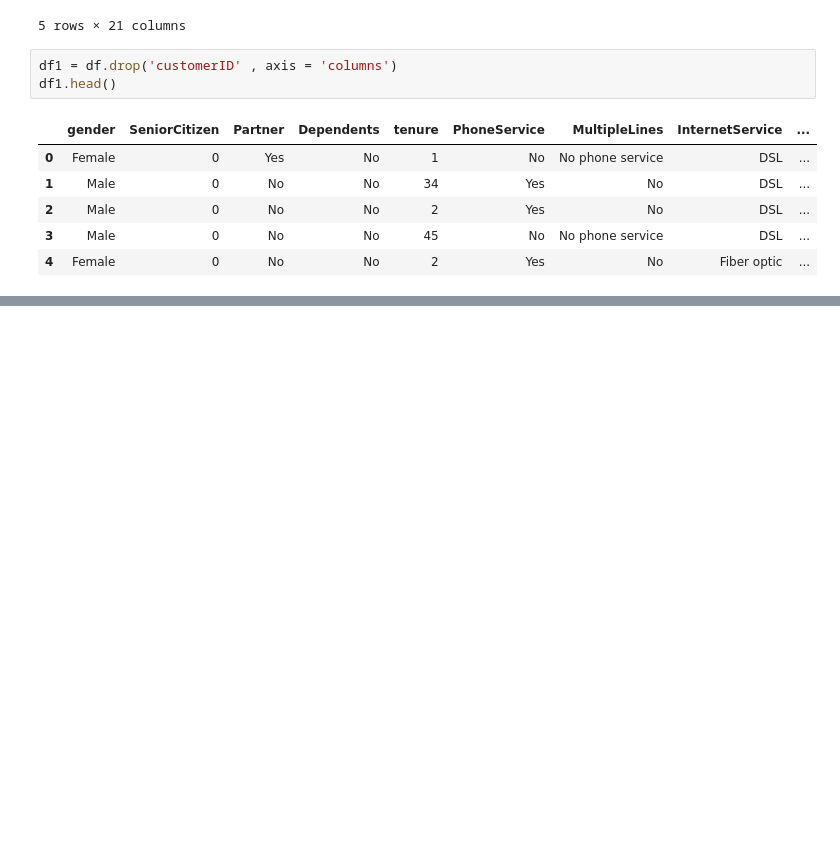
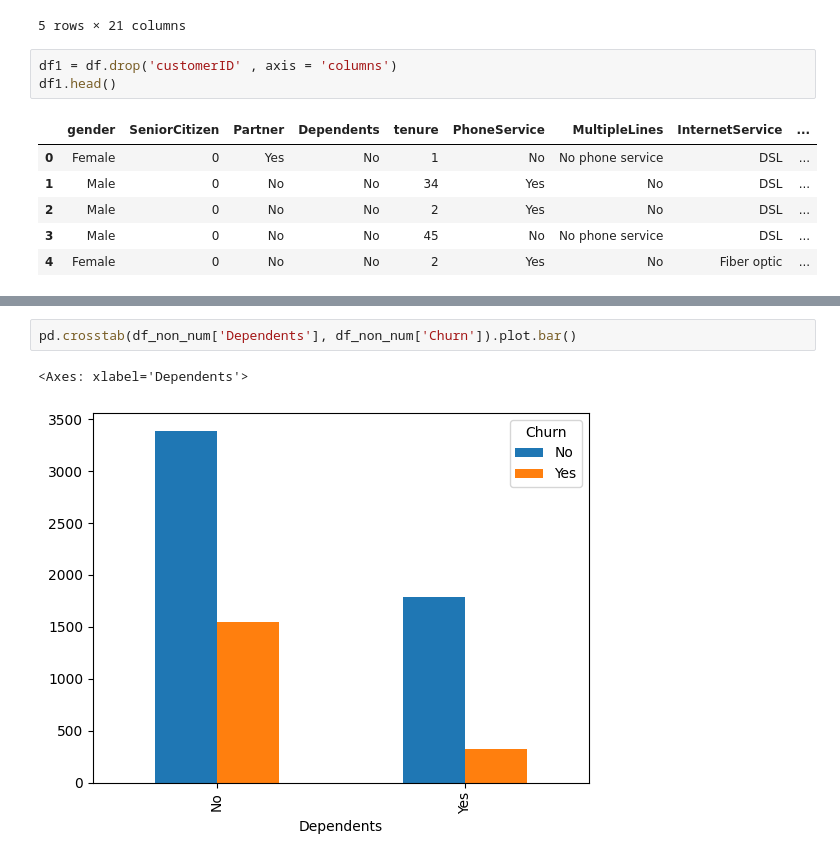
Before and after one commit to bipulshahi/theknowledgeacdemy, a Jupyter notebook: predictive_analysis/tka_predictiveAnalysis_4(KNN).ipynb, the cells around one changed output, grey strips where cells are left out. Drawn from its saved outputs; the diff is of its cells as text; blank space fills up the shorter version.

```diff
--- a/predictive_analysis/tka_predictiveAnalysis_4(KNN).ipynb
+++ b/predictive_analysis/tka_predictiveAnalysis_4(KNN).ipynb
@@ -78,0 +230,5 @@ df1.head()
+# %%
+pd.crosstab(df_non_num['Dependents'], df_non_num['Churn']).plot.bar()
+# %% [output]
+<Axes: xlabel='Dependents'>
+[figure, added]
```
Also changed, not shown: parts of 39 cells of this notebook.
